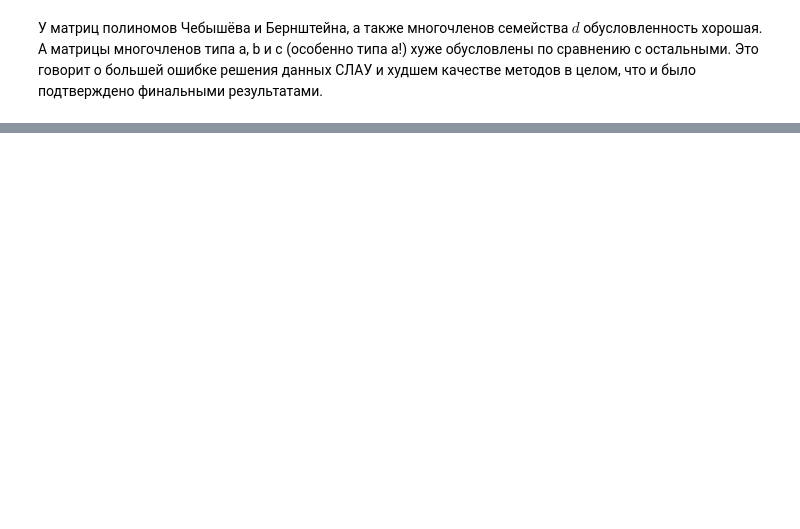
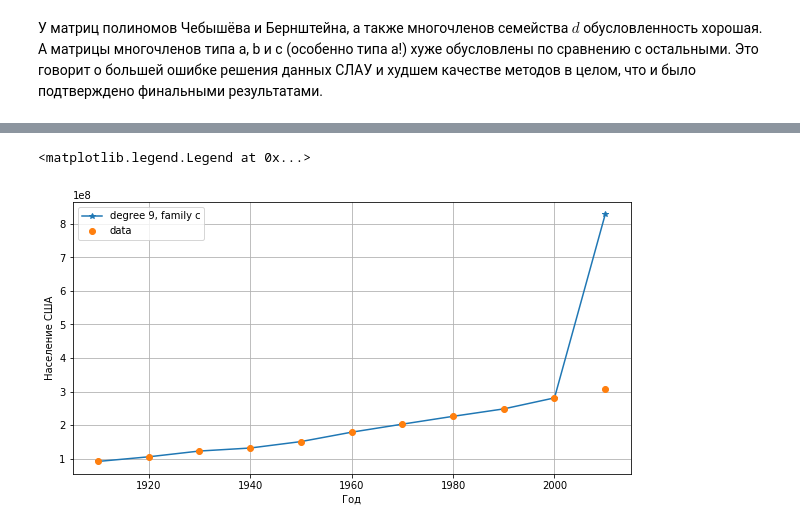
Before and after one commit to shashist/Computational-math, a Jupyter notebook: Least_squares.ipynb, the cells around one changed output, grey strips where cells are left out. Cells and saved outputs as stored; diff of their text form; code cells hidden in the pictures; blank space fills up the shorter version.

```diff
--- a/Least_squares.ipynb
+++ b/Least_squares.ipynb
@@ -369,0 +411,11 @@ Degree: 3, Family: Chebyshev, Cond: 1.650657
+# %%
+y_predicted = polynomial_approx(9, 'c')
+plt.plot(dates_with_2010, y_predicted, '*-', label='degree 9, family c')
+plt.plot(dates_with_2010, population_with_2010, 'o', label='data')
+plt.xlabel('Год')
+plt.ylabel('Население США')
+plt.grid()
+plt.legend()
+# %% [output]
+<matplotlib.legend.Legend at 0x...>
+[figure, added]
```
Also changed, not shown: parts of 21 cells of this notebook.
